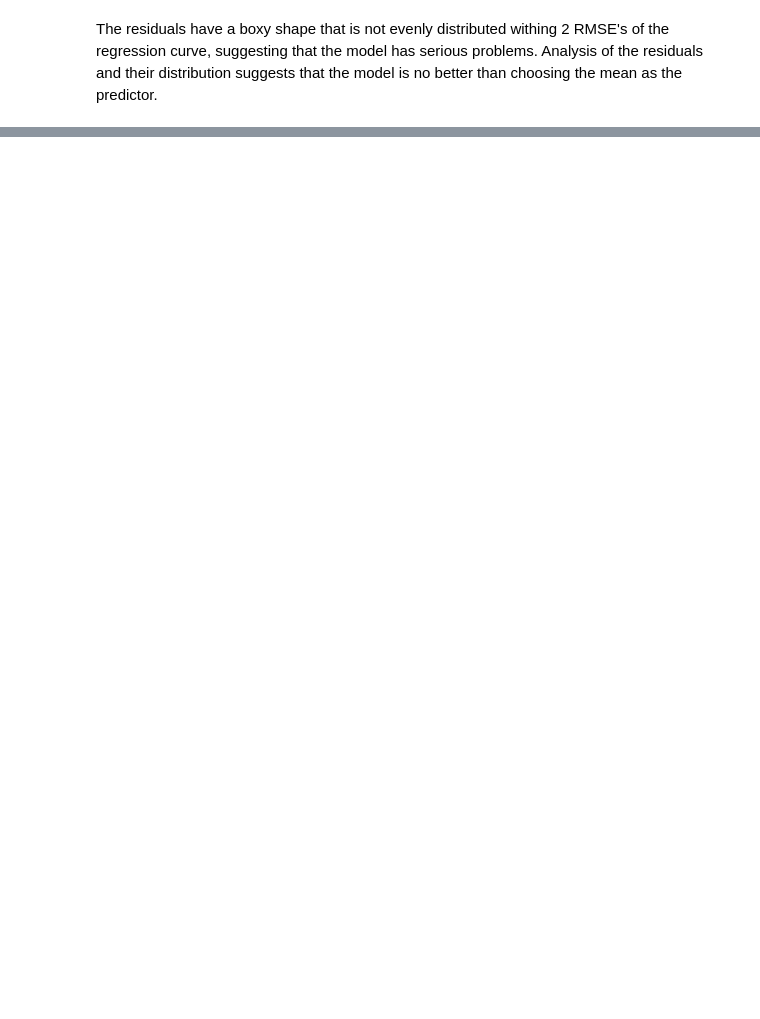
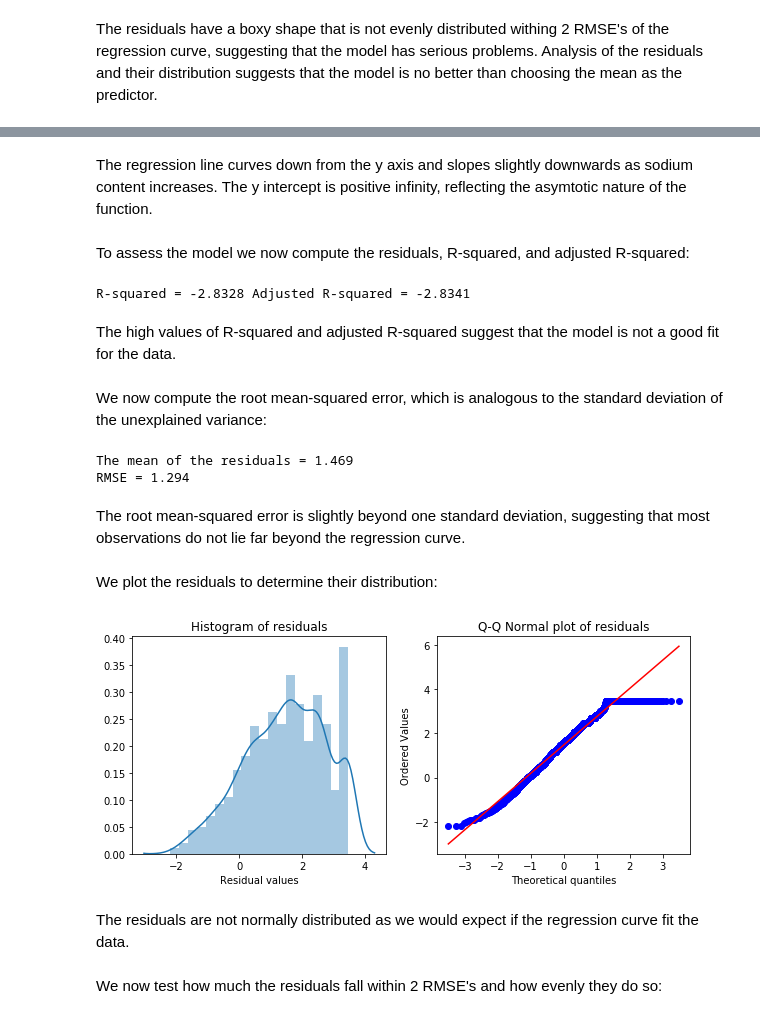
Before and after one commit to pelorenz/data-science-410, a Jupyter notebook: PeterLorenz-M03.ipynb, the cells around one changed output, grey strips where cells are left out. Cells and saved outputs as stored; diff of their text form; code cells hidden in the pictures; blank space fills up the shorter version.

```diff
--- a/PeterLorenz-M03.ipynb
+++ b/PeterLorenz-M03.ipynb
@@ -236,0 +299,56 @@ TODO
+# %% [markdown]
+The regression line curves down from the y axis and slopes slightly downwards as sodium content increases. The y intercept is positive infinity, reflecting the asymtotic nature of the function.
+# %% [markdown]
+To assess the model we now compute the residuals, R-squared, and adjusted R-squared:
+# %%
+# Compute residuals and add to dataframe
+recipes['sodium_residuals'] = recipes.mean_rating_norm - model_function(recipes.sodium_pct,
+                                                                        popt[0], popt[1])
+
+# Compute total and residual sums of squares
+ss_res = np.sum(recipes['sodium_residuals'] ** 2)
+ss_tot = np.sum((recipes.mean_rating_norm - np.mean(recipes.mean_rating_norm)) ** 2)
+
+# Compute R squared
+r_squared = 1 - (ss_res / ss_tot)
+
+# Number of samples
+n, _ = recipes.shape
+
+# Number of independent variables
+p = 1
+
+# Compute adjusted R squared
+adj_r_squared = 1 - (1 - r_squared) * (n - 1) / (n - p - 1)
+
+# Display R-squared and adjusted R-squared
+print('R-squared = %4.4f Adjusted R-squared = %4.4f' % (r_squared, adj_r_squared))
+# %% [output]
+R-squared = -2.8328 Adjusted R-squared = -2.8341
+# %% [markdown]
+The high values of R-squared and adjusted R-squared suggest that the model is not a good fit for the data.
+# %% [markdown]
+We now compute the root mean-squared error, which is analogous to the standard deviation of the unexplained variance:
+# %%
+# Print mean of residuals
+print('The mean of the residuals = %4.3f' % (np.mean(recipes.sodium_residuals)))
+
+# Print RMSE
+RMSE = np.std(recipes.sodium_residuals)
+print('RMSE = %4.3f' % (RMSE))
+# %% [output]
+The mean of the residuals = 1.469
+RMSE = 1.294
+# %% [markdown]
+The root mean-squared error is slightly beyond one standard deviation, suggesting that most observations do not lie far beyond the regression curve.
+# %% [markdown]
+We plot the residuals to determine their distribution:
+# %%
+# Plot distribution of the residuals
+plot_resid_dist(recipes.sodium_residuals)
+# %% [output]
+[figure, added]
+# %% [markdown]
+The residuals are not normally distributed as we would expect if the regression curve fit the data.
+# %% [markdown]
+We now test how much the residuals fall within 2 RMSE's and how evenly they do so:
```
Also changed, not shown: parts of 26 cells of this notebook.
